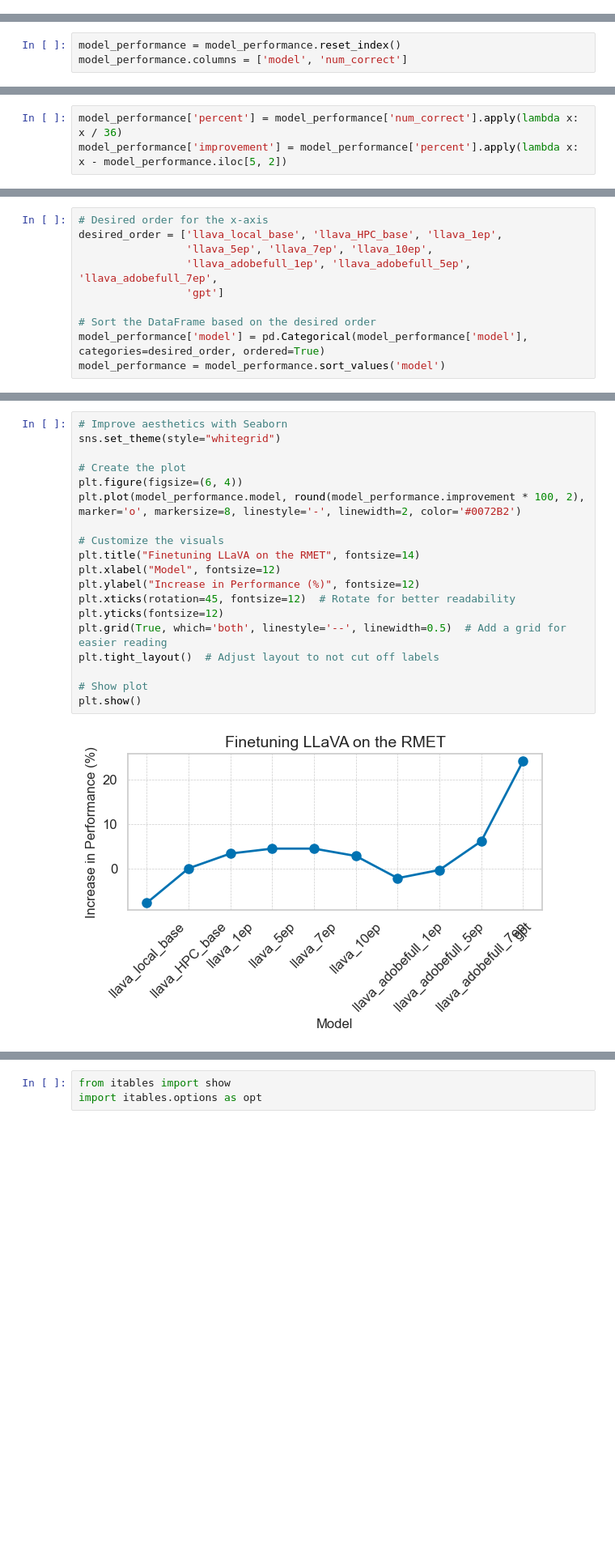
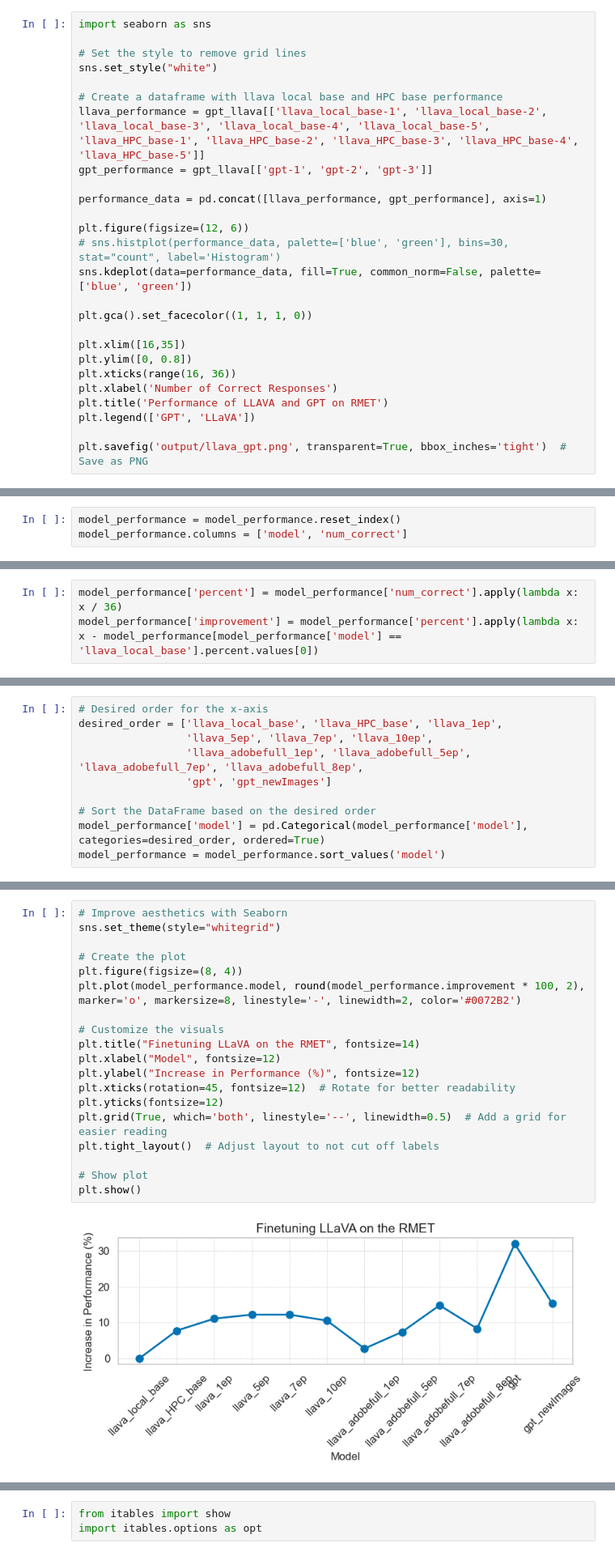
Before and after one commit to bridgetleonard2/Eyes-Mind-Model, a Jupyter notebook: llava_hyak/rmet_analysis.ipynb, the cells around one changed output, grey strips where cells are left out. Shown at 81% size. Cells and saved outputs as stored; diff of their text form; blank space fills up the shorter version.

Commit message:
add more adobe data

```diff
--- a/llava_hyak/rmet_analysis.ipynb
+++ b/llava_hyak/rmet_analysis.ipynb
@@ -194,0 +230,26 @@ dtype: int64
+# %%
+import seaborn as sns
+
+# Set the style to remove grid lines
+sns.set_style("white")
+
+# Create a dataframe with llava local base and HPC base performance
+llava_performance = gpt_llava[['llava_local_base-1', 'llava_local_base-2', 'llava_local_base-3', 'llava_local_base-4', 'llava_local_base-5', 'llava_HPC_base-1', 'llava_HPC_base-2', 'llava_HPC_base-3', 'llava_HPC_base-4', 'llava_HPC_base-5']]
+gpt_performance = gpt_llava[['gpt-1', 'gpt-2', 'gpt-3']]
+
+performance_data = pd.concat([llava_performance, gpt_performance], axis=1)
+
+plt.figure(figsize=(12, 6))
+# sns.histplot(performance_data, palette=['blue', 'green'], bins=30, stat="count", label='Histogram')
+sns.kdeplot(data=performance_data, fill=True, common_norm=False, palette=['blue', 'green'])
+
+plt.gca().set_facecolor((1, 1, 1, 0))
+
+plt.xlim([16,35])
+plt.ylim([0, 0.8])
+plt.xticks(range(16, 36))
+plt.xlabel('Number of Correct Responses')
+plt.title('Performance of LLAVA and GPT on RMET')
+plt.legend(['GPT', 'LLaVA'])
+
+plt.savefig('output/llava_gpt.png', transparent=True, bbox_inches='tight')  # Save as PNG
@@ -222,6 +288,6 @@ model_performance
 # %%
 model_performance['percent'] = model_performance['num_correct'].apply(lambda x: x / 36)
-model_performance['improvement'] = model_performance['percent'].apply(lambda x: x - model_performance.iloc[5, 2])
+model_performance['improvement'] = model_performance['percent'].apply(lambda x: x - model_performance[model_performance['model'] == 'llava_local_base'].percent.values[0])
 # %%
 model_performance
 # %% [output]
@@ -240,8 +308,8 @@ model_performance
 # Desired order for the x-axis
 desired_order = ['llava_local_base', 'llava_HPC_base', 'llava_1ep',
                  'llava_5ep', 'llava_7ep', 'llava_10ep',
-                 'llava_adobefull_1ep', 'llava_adobefull_5ep', 'llava_adobefull_7ep',
-                 'gpt']
+                 'llava_adobefull_1ep', 'llava_adobefull_5ep', 'llava_adobefull_7ep', 'llava_adobefull_8ep',
+                 'gpt', 'gpt_newImages']
 
 # Sort the DataFrame based on the desired order
 model_performance['model'] = pd.Categorical(model_performance['model'], categories=desired_order, ordered=True)
@@ -263,24 +333,24 @@ model_performance
 # %%
 # Improve aesthetics with Seaborn
 sns.set_theme(style="whitegrid")
 
 # Create the plot
-plt.figure(figsize=(6, 4))
+plt.figure(figsize=(8, 4))
 plt.plot(model_performance.model, round(model_performance.improvement * 100, 2), marker='o', markersize=8, linestyle='-', linewidth=2, color='#0072B2')
 
 # Customize the visuals
 plt.title("Finetuning LLaVA on the RMET", fontsize=14)
 plt.xlabel("Model", fontsize=12)
 plt.ylabel("Increase in Performance (%)", fontsize=12)
 plt.xticks(rotation=45, fontsize=12)  # Rotate for better readability
 plt.yticks(fontsize=12)
 plt.grid(True, which='both', linestyle='--', linewidth=0.5)  # Add a grid for easier reading
 plt.tight_layout()  # Adjust layout to not cut off labels
 
 # Show plot
 plt.show()
 # %% [output]
-[figure, old version]
+[figure, new version]
 # %%
 num_correct.index = pd.MultiIndex.from_tuples([(i.split('-')[0], int(i.split('-')[1])) for i in num_correct.index])
 num_correct
```
Also changed, not shown: parts of 26 cells of this notebook, 16 other files.
